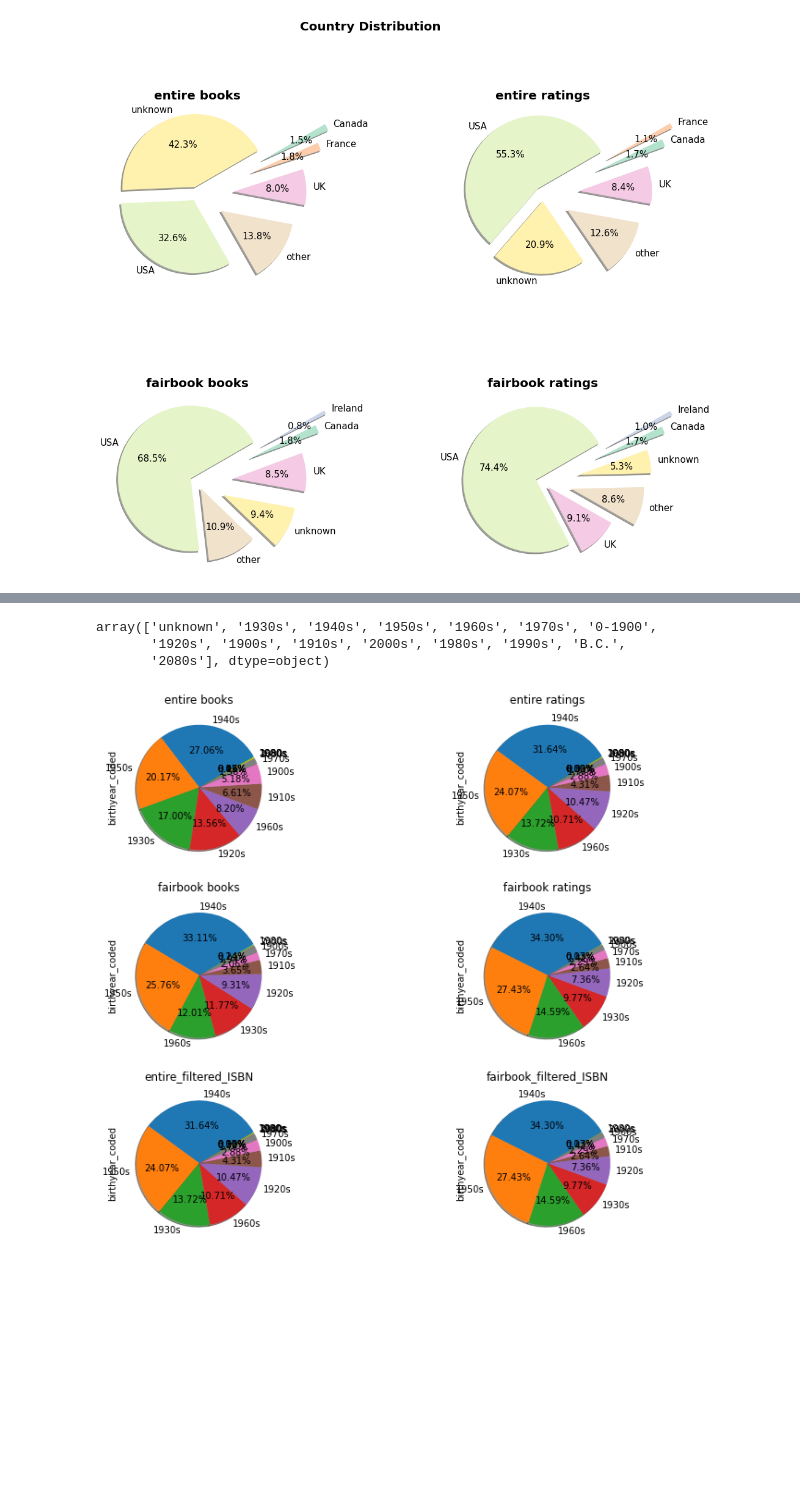
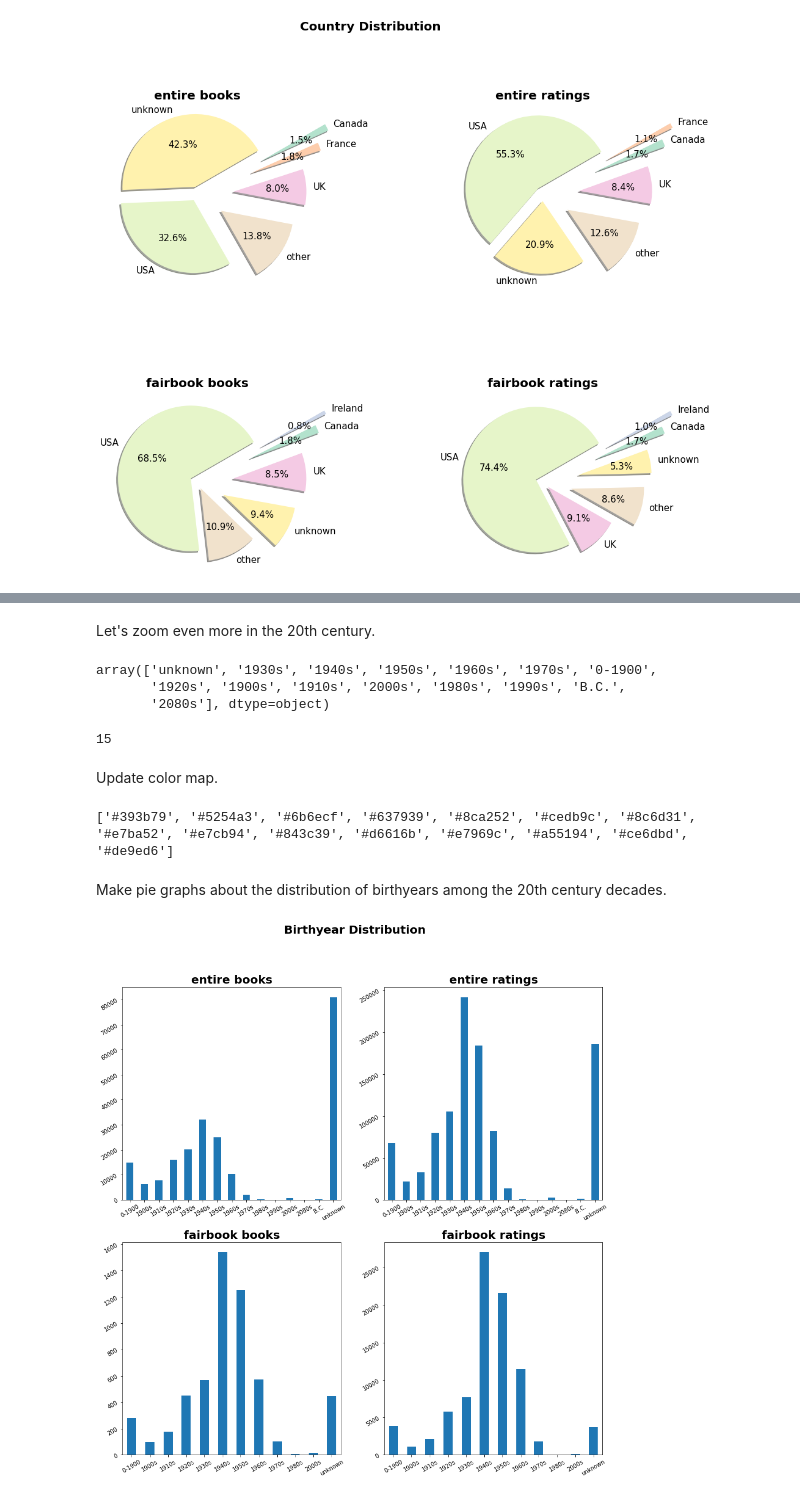
Before and after one commit to SavvinaDaniil/EnrichBookCrossing, a Jupyter notebook: B. Data Analysis.ipynb, the cells around one changed output, grey strips where cells are left out. Saved outputs shown, nothing was run; the diff lists cells and outputs as text; code cells hidden in the pictures; blank space fills up the shorter version.

```diff
--- a/B. Data Analysis.ipynb
+++ b/B. Data Analysis.ipynb
@@ -374,0 +430,6 @@ colors={'1900-1950':'#1f77b4',
+# %%
+colors = {}
+i = 0
+for birthyear_value in unique_birthyear_categories:
+    colors[birthyear_value] = color_map[i]
+    i+=1
@@ -398,3 +463,5 @@ plt.subplots_adjust(left=0.1,
+# %% [markdown]
+Let's zoom even more in the 20th century.
 # %%
 for df in dfs:
     for index, row in df.iterrows():
@@ -408,27 +475,42 @@ dfs[0].birthyear_coded.unique()
 array(['unknown', '1930s', '1940s', '1950s', '1960s', '1970s', '0-1900',
        '1920s', '1900s', '1910s', '2000s', '1980s', '1990s', 'B.C.',
        '2080s'], dtype=object)
+# %%
+unique_birthyear_categories = dfs[0].birthyear_coded.unique()
+# %%
+len(unique_birthyear_categories)
+# %% [output]
+15
+# %% [markdown]
+Update color map.
+# %%
+color_map=mcp.gen_color(cmap="tab20b",n=15)
+print(color_map)
+# %% [output]
+['#393b79', '#5254a3', '#6b6ecf', '#637939', '#8ca252', '#cedb9c', '#8c6d31', '#e7ba52', '#e7cb94', '#843c39', '#d6616b', '#e7969c', '#a55194', '#ce6dbd', '#de9ed6']
+# %%
+colors = {}
+i = 0
+for birthyear_value in unique_birthyear_categories:
+    colors[birthyear_value] = color_map[len(color_map)-i-1]
+    i+=1
+# %% [markdown]
+Make pie graphs about the distribution of birthyears among the 20th century decades.
 # %%
-fig, axes = plt.subplots(nrows=3, ncols=2,figsize=(10,10))
+fig, axes = plt.subplots(nrows=2, ncols=2,figsize=(15,15))
 for i in range(len(dfs)):
-
-    df = dfs[i].copy()
-    df = df[(df.birthyear_coded!="unknown")&(df.birthyear_coded!="B.C.")&(df.birthyear_coded!="0-1900")]
     j1 = np.divide(i,2)
     j2 = np.mod(i,2)
-    df.birthyear_coded.value_counts().plot(kind="pie",autopct='%.2f%%', shadow=True
-                                      , startangle=30, ax=axes[int(j1),int(j2)]
-                                     )
-    axes[int(j1),int(j2)].tick_params(labelrotation=0)
-    axes[int(j1),int(j2)].title.set_text(dfs_names[i])
-plt.subplots_adjust(left=0.1,
-                    bottom=0.1,
-                    right=0.9,
-                    top=0.9,
-                    wspace=0.9,
-                    hspace=0.2)
-#fig.tight_layout()
-#fig.suptitle("Gender Distribution")
-#fig.show()
+
+    dfs[i].birthyear_coded.value_counts().sort_index().plot(kind="bar",ax=axes[int(j1),int(j2)])
+
+
+    axes[int(j1),int(j2)].tick_params(labelrotation=30)
+    axes[int(j1),int(j2)].set_title(dfs_names[i],fontdict={'fontsize':20, 'weight':'bold'})
+    axes[int(j1),int(j2)].set_ylabel('')
+
+
+fig.suptitle('Birthyear Distribution',fontsize = 20, weight="bold")
+fig.show()
 # %% [output]
-[figure, old version]
+[figure, new version]
```
Also changed, not shown: parts of 72 cells of this notebook.
